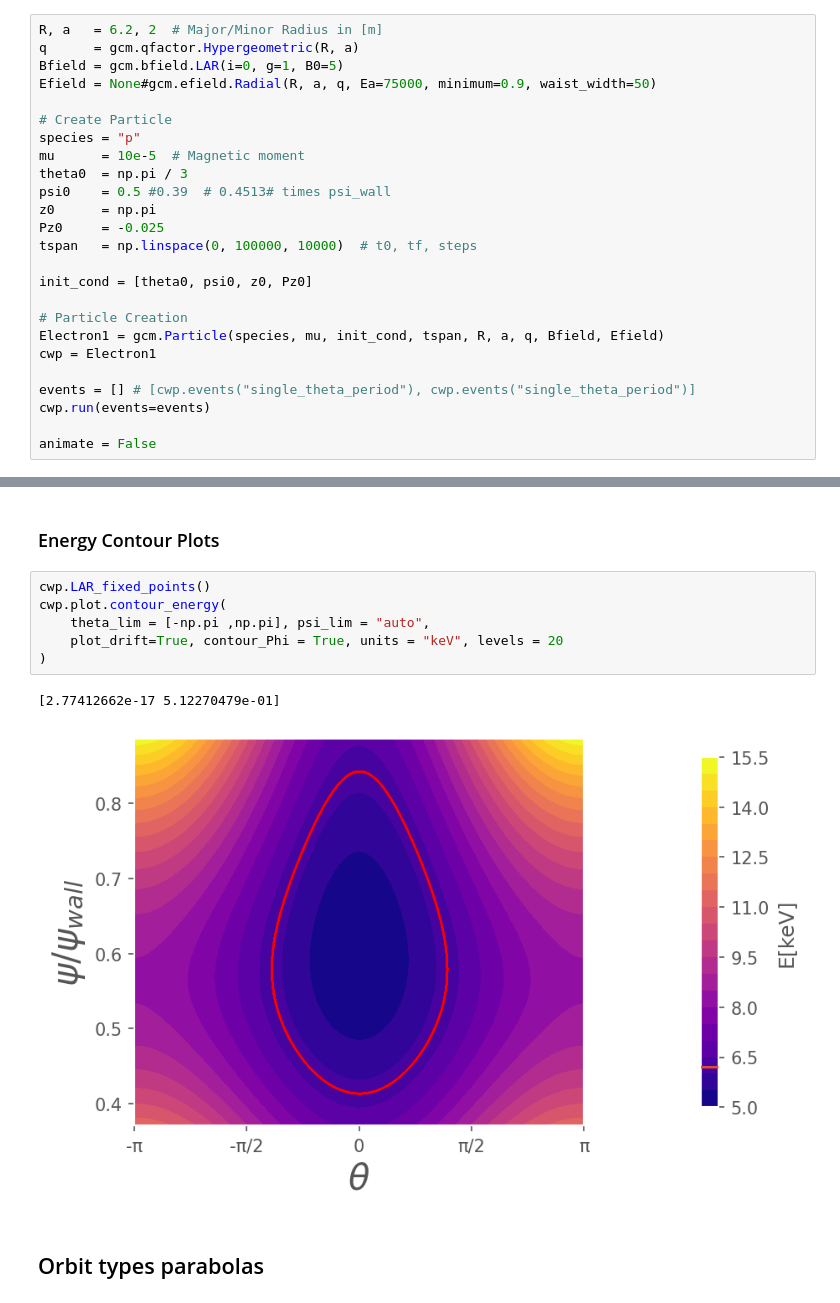
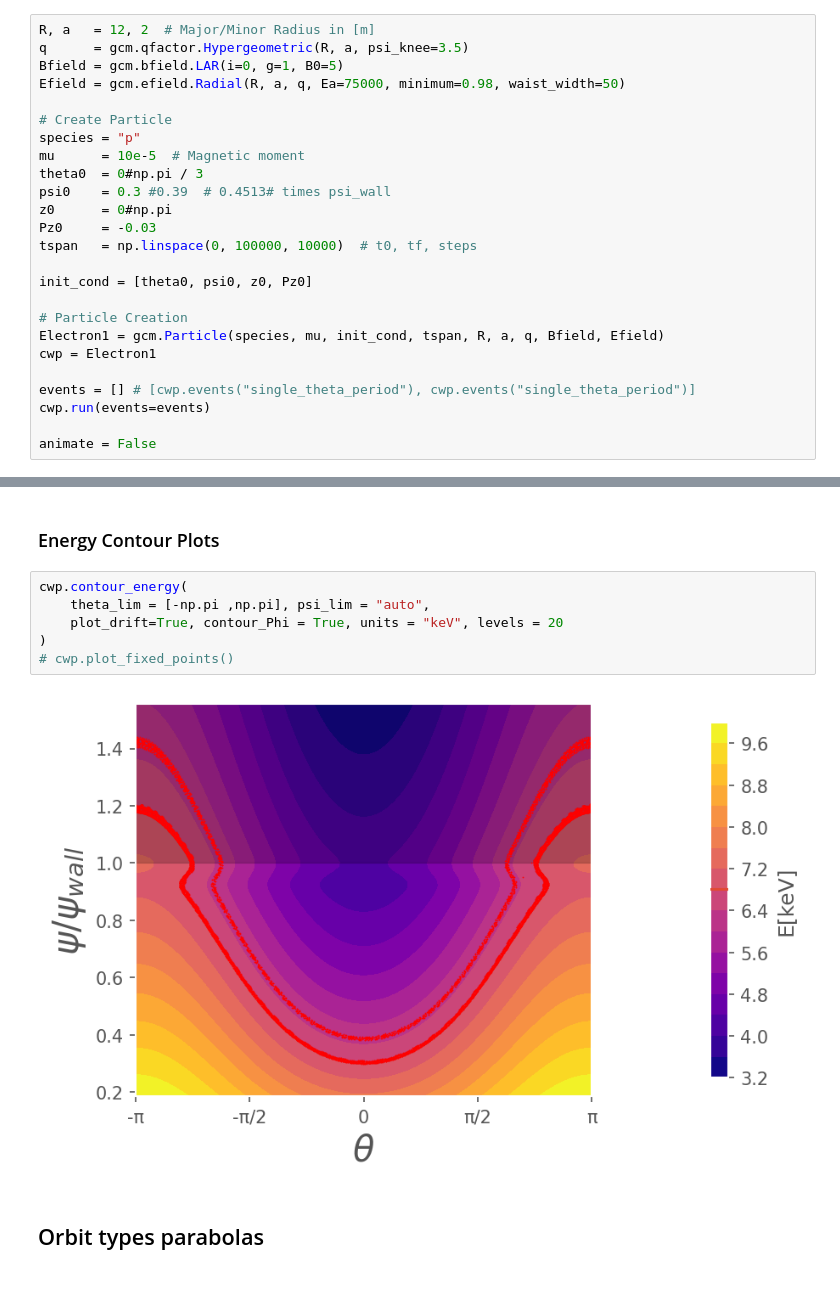
Before and after one commit to PlasmaPhy/gcmotion, a Jupyter notebook: Notebook.ipynb, the cells around one changed output, grey strips where cells are left out. Saved outputs shown, nothing was run; the diff lists cells and outputs as text.

Commit message:
working on fixed points

```diff
--- a/Notebook.ipynb
+++ b/Notebook.ipynb
@@ -19,18 +16,18 @@ In this cell we can create multiple particles independently. By setting cwp (cur
 
 First we set up the Tokamak configuration, and the particle's initial conditions
 # %%
-R, a   = 6.2, 2  # Major/Minor Radius in [m]
-q      = gcm.qfactor.Hypergeometric(R, a)
+R, a   = 12, 2  # Major/Minor Radius in [m]
+q      = gcm.qfactor.Hypergeometric(R, a, psi_knee=3.5)
 Bfield = gcm.bfield.LAR(i=0, g=1, B0=5)
-Efield = None#gcm.efield.Radial(R, a, q, Ea=75000, minimum=0.9, waist_width=50)
+Efield = gcm.efield.Radial(R, a, q, Ea=75000, minimum=0.98, waist_width=50)
 
 # Create Particle
 species = "p"
 mu      = 10e-5  # Magnetic moment
-theta0  = np.pi / 3
-psi0    = 0.5 #0.39  # 0.4513# times psi_wall
-z0      = np.pi
-Pz0     = -0.025
+theta0  = 0#np.pi / 3
+psi0    = 0.3 #0.39  # 0.4513# times psi_wall
+z0      = 0#np.pi
+Pz0     = -0.03
 tspan   = np.linspace(0, 100000, 10000)  # t0, tf, steps
 
 init_cond = [theta0, psi0, z0, Pz0]
@@ -71,14 +68,13 @@ cwp.plot.time_evolution(percentage =100)
 # %% [markdown]
 ### Energy Contour Plots
 # %%
-cwp.LAR_fixed_points()
-cwp.plot.contour_energy(
+cwp.contour_energy(
     theta_lim = [-np.pi ,np.pi], psi_lim = "auto",
     plot_drift=True, contour_Phi = True, units = "keV", levels = 20
 )
+# cwp.plot_fixed_points()
 # %% [output]
-[2.77412662e-17 5.12270479e-01]
-[figure, old version]
+[figure, new version]
 # %% [markdown]
 ## Orbit types parabolas
 # %% [markdown]
```
Also changed, not shown: parts of 3 cells of this notebook, 1 other file.
